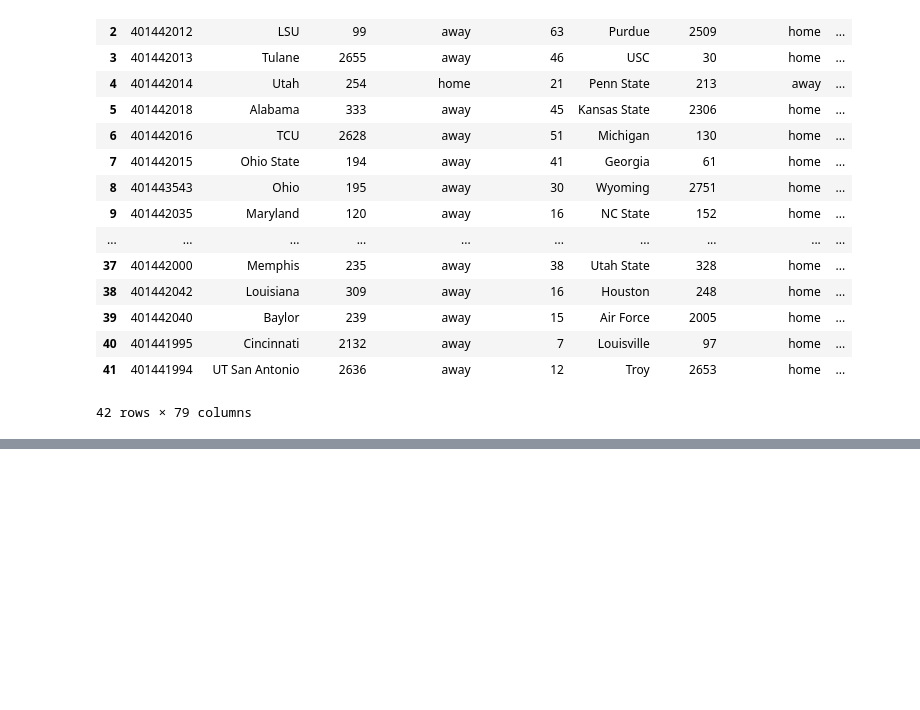
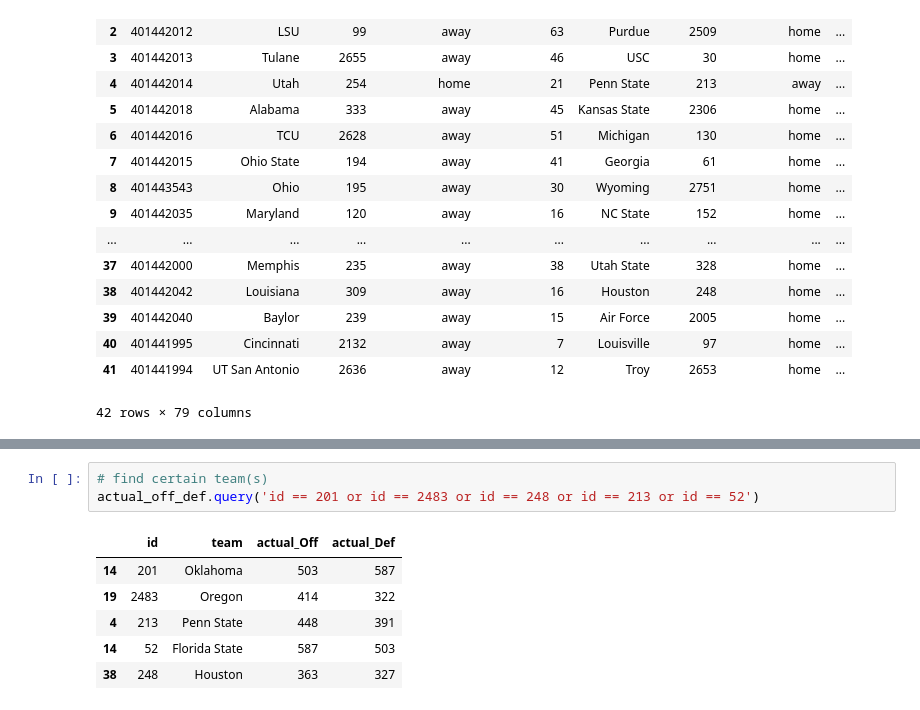
Before and after one commit to r-craig73/cfb_data_wrangling, a Jupyter notebook: cfb_stats_jsons_to_dataframe.ipynb, the cells around one changed output, grey strips where cells are left out. Drawn from its saved outputs; the diff is of its cells as text; blank space fills up the shorter version.

```diff
--- a/cfb_stats_jsons_to_dataframe.ipynb
+++ b/cfb_stats_jsons_to_dataframe.ipynb
@@ -233,0 +288,10 @@ cfb_postseason_games
+# %%
+# find certain team(s)
+actual_off_def.query('id == 201 or id == 2483 or id == 248 or id == 213 or id == 52')
+# %% [output]
+|  | id | team | actual_Off | actual_Def |
+| 14 | 201 | Oklahoma | 503 | 587 |
+| 19 | 2483 | Oregon | 414 | 322 |
+| 4 | 213 | Penn State | 448 | 391 |
+| 14 | 52 | Florida State | 587 | 503 |
+| 38 | 248 | Houston | 363 | 327 |
```
Also changed, not shown: parts of 2 cells of this notebook.
